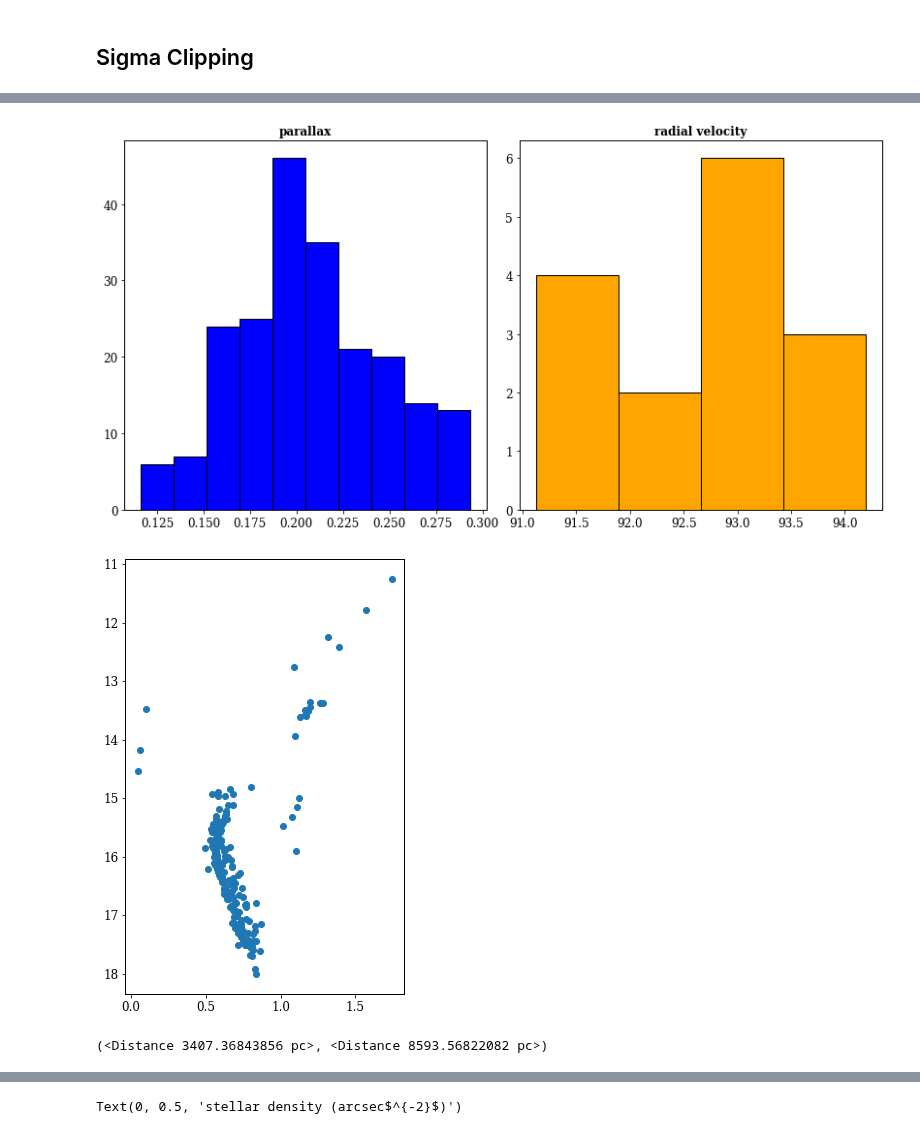
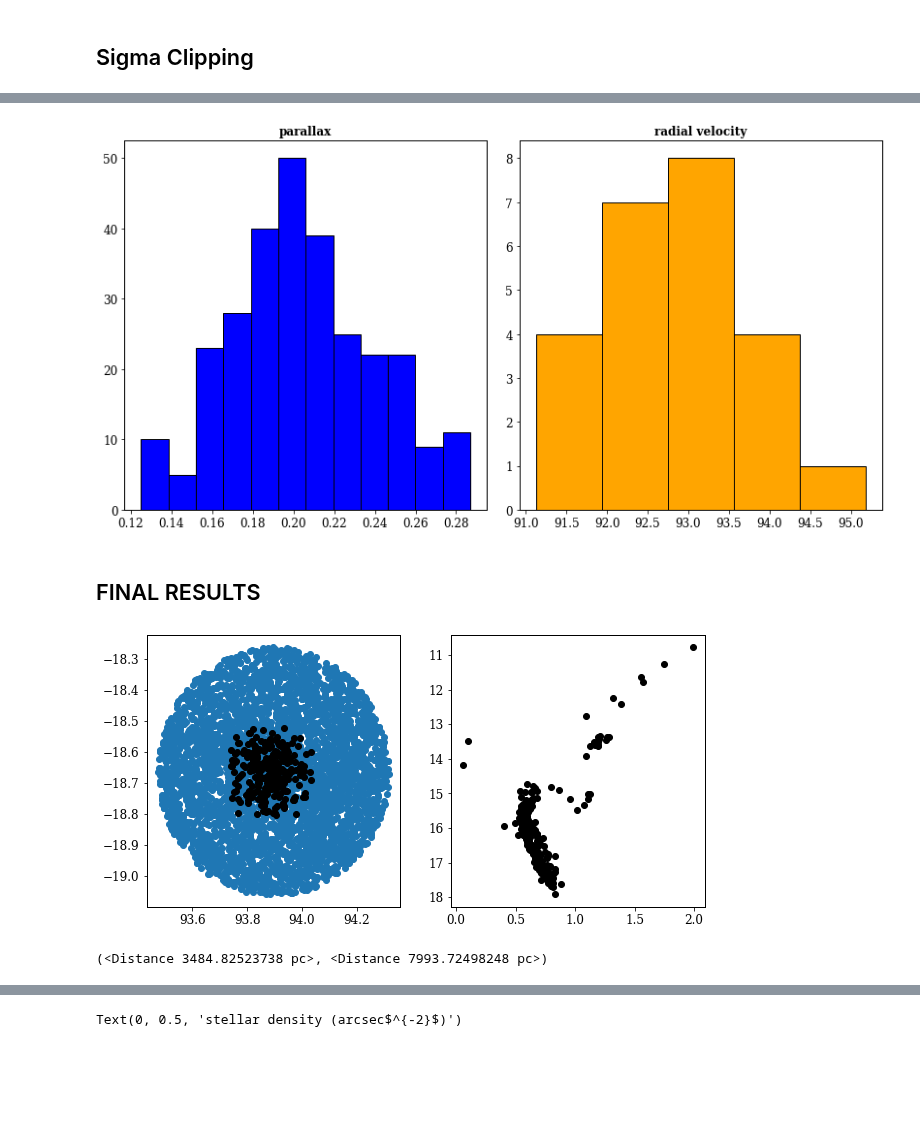
Before and after one commit to jppirest/mw_substructures, a Jupyter notebook: dados/GAIA/HDBSCAN/Clusters/NGC_2204/py_gaia.ipynb, the cells around one changed output, grey strips where cells are left out. Drawn from its saved outputs; the diff is of its cells as text; code cells hidden in the pictures; blank space fills up the shorter version.

```diff
--- a/dados/GAIA/HDBSCAN/Clusters/NGC_2204/py_gaia.ipynb
+++ b/dados/GAIA/HDBSCAN/Clusters/NGC_2204/py_gaia.ipynb
@@ -228,10 +208,11 @@ ax.set_ylabel('stellar density (arcsec$^{-2}$)', fontsize=18, fontweight='bold')
 
 
 norm_den = den_data/np.max(den_data)
-bg_select = (norm_den > 0) & (norm_den < 0.3)
+bg_select = (norm_den > 0.25) & (norm_den < 0.35)
 med_bg = np.median(den_data[bg_select])
 std_bg = 0.5*med_bg
 
 
 ax.axhline(med_bg, color = 'k')
+print(med_bg)
 # %% [output]
@@ -240,7 +221,7 @@ ax.axhline(med_bg, color = 'k')
 # %%
 raio_max = np.max(radii)*units.arcsec
 raio_max = raio_max.to(units.radian).value
-dens = 0.00075
+dens = med_bg
 dens = dens*(1/units.arcsec*(1/units.arcsec))
 dens = dens.to(1/units.sr).value
 estrelas = len(df_condicionado) - dens*np.pi*raio_max**2
@@ -301,11 +241,10 @@ from sklearn.preprocessing import RobustScaler
 
 scaled = RobustScaler().fit_transform(cincoD)
 # %%
-pts_expected = 300
+pts_expected = int(estrelas)
 
-clusterer = hdbscan.HDBSCAN(min_cluster_size = pts_expected, min_samples = 200, allow_single_cluster=True, cluster_selection_method = 'eom', metric = 'euclidean').fit(scaled)
+clusterer = hdbscan.HDBSCAN(min_cluster_size = pts_expected, min_samples = 400, allow_single_cluster=True, cluster_selection_method = 'eom', metric = 'euclidean').fit(scaled)
 
-#clusterer = hdbscan.HDBSCAN(min_cluster_size = 500, min_samples = 250, allow_single_cluster=True, cluster_selection_method = 'eom', metric = 'euclidean').fit(cincoD)
 
 labels = clusterer.labels_
 
@@ -914,13 +803,20 @@ ax2.hist(ra_vel.radial_velocity, optimal_bin, ec = 'k',color = 'orange');
 ax1.set_title('parallax', fontweight = 'bold')
 ax2.set_title('radial velocity', fontweight = 'bold');
 # %% [output]
-[figure, old version]
+[figure, new version]
+# %% [markdown]
+## FINAL RESULTS
 # %%
-plt.figure(figsize=(5,8))
-plt.scatter(clip_loop['bp_rp'],clip_loop['phot_g_mean_mag'])
-plt.gca().invert_yaxis()
+fig, ax = plt.subplots(1,2, figsize=(10,5))
+
+ax[0].scatter(clip_loop.ra,clip_loop.dec, color = 'k', zorder = 100)
+ax[0].scatter(ndf.ra,ndf.dec)
+
+
+ax[1].scatter(clip_loop['bp_rp'],clip_loop['phot_g_mean_mag'], color = 'k')
+ax[1].invert_yaxis()
 # %% [output]
-[figure, old version]
+[figure, new version]
 # %%
 from astropy.coordinates import Distance
 
@@ -928,7 +824,7 @@ teste =  Distance(parallax=clip_loop['parallax'].to_numpy()*units.mas)
 
 np.min(teste), np.max(teste)
 # %% [output]
-(<Distance 3407.36843856 pc>, <Distance 8593.56822082 pc>)
+(<Distance 3484.82523738 pc>, <Distance 7993.72498248 pc>)
 # %%
 from astropy.coordinates import SkyCoord, Angle
 from astropy import units
```
Also changed, not shown: parts of 33 cells of this notebook, 16 other files.
